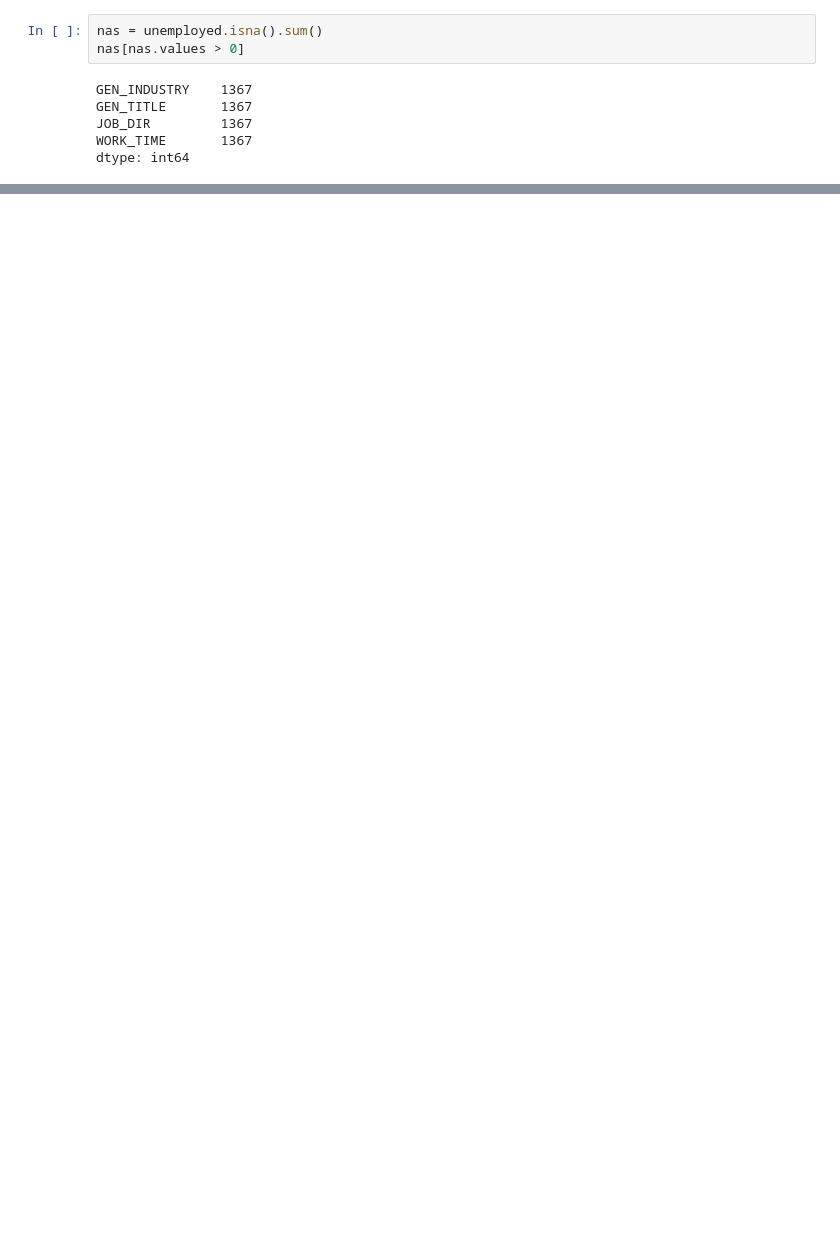
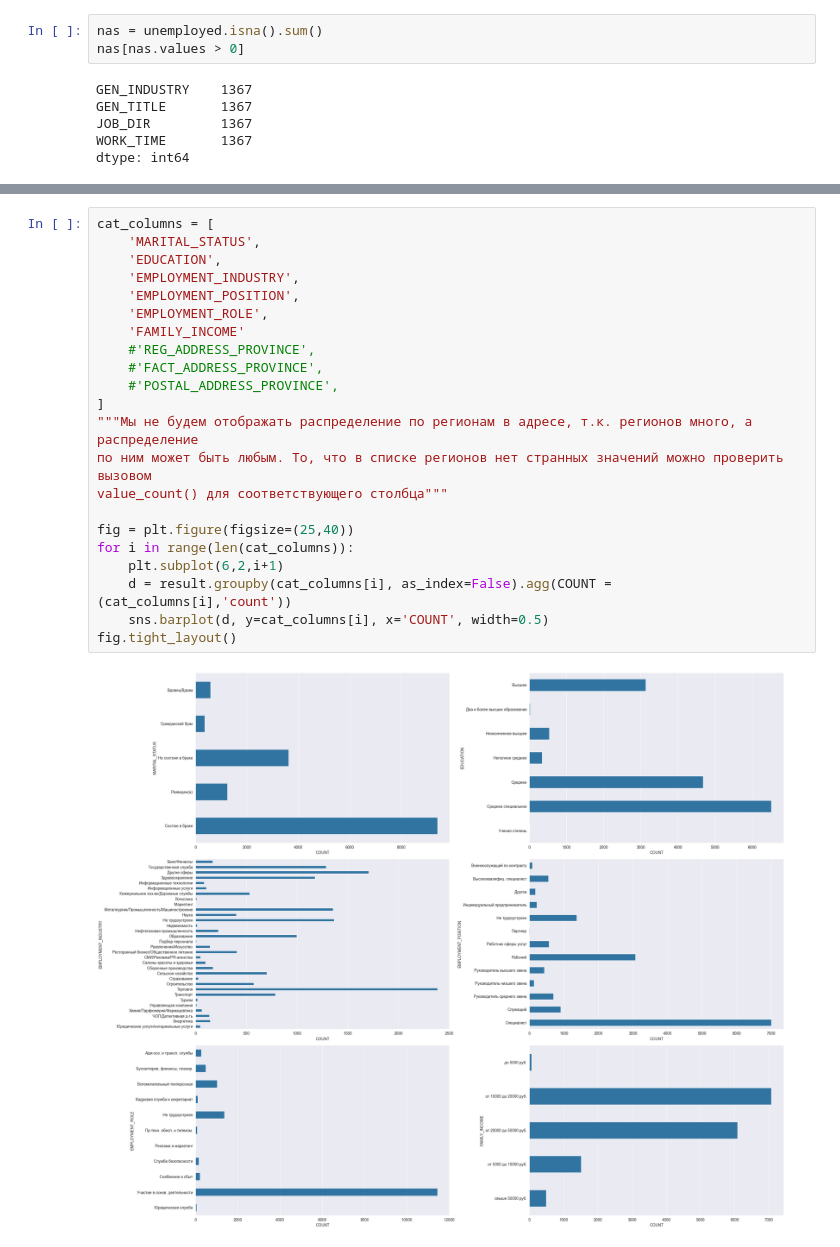
Before and after one commit to SeVlVershinin/py-applied-streamlit, a Jupyter notebook: ds.ipynb, the cells around one changed output, grey strips where cells are left out. Saved outputs shown, nothing was run; the diff lists cells and outputs as text; blank space fills up the shorter version.

```diff
--- a/ds.ipynb
+++ b/ds.ipynb
@@ -174,0 +235,24 @@ result
+# %%
+cat_columns = [
+    'MARITAL_STATUS',
+    'EDUCATION',
+    'EMPLOYMENT_INDUSTRY',
+    'EMPLOYMENT_POSITION',
+    'EMPLOYMENT_ROLE',
+    'FAMILY_INCOME'
+    #'REG_ADDRESS_PROVINCE',
+    #'FACT_ADDRESS_PROVINCE',
+    #'POSTAL_ADDRESS_PROVINCE',
+]
+"""Мы не будем отображать распределение по регионам в адресе, т.к. регионов много, а распределение
+по ним может быть любым. То, что в списке регионов нет странных значений можно проверить вызовом
+value_count() для соответствующего столбца"""
+
+fig = plt.figure(figsize=(25,40))
+for i in range(len(cat_columns)):
+    plt.subplot(6,2,i+1)
+    d = result.groupby(cat_columns[i], as_index=False).agg(COUNT = (cat_columns[i],'count'))
+    sns.barplot(d, y=cat_columns[i], x='COUNT', width=0.5)
+fig.tight_layout()
+# %% [output]
+[figure, added]
```
Also changed, not shown: parts of 50 cells of this notebook.
